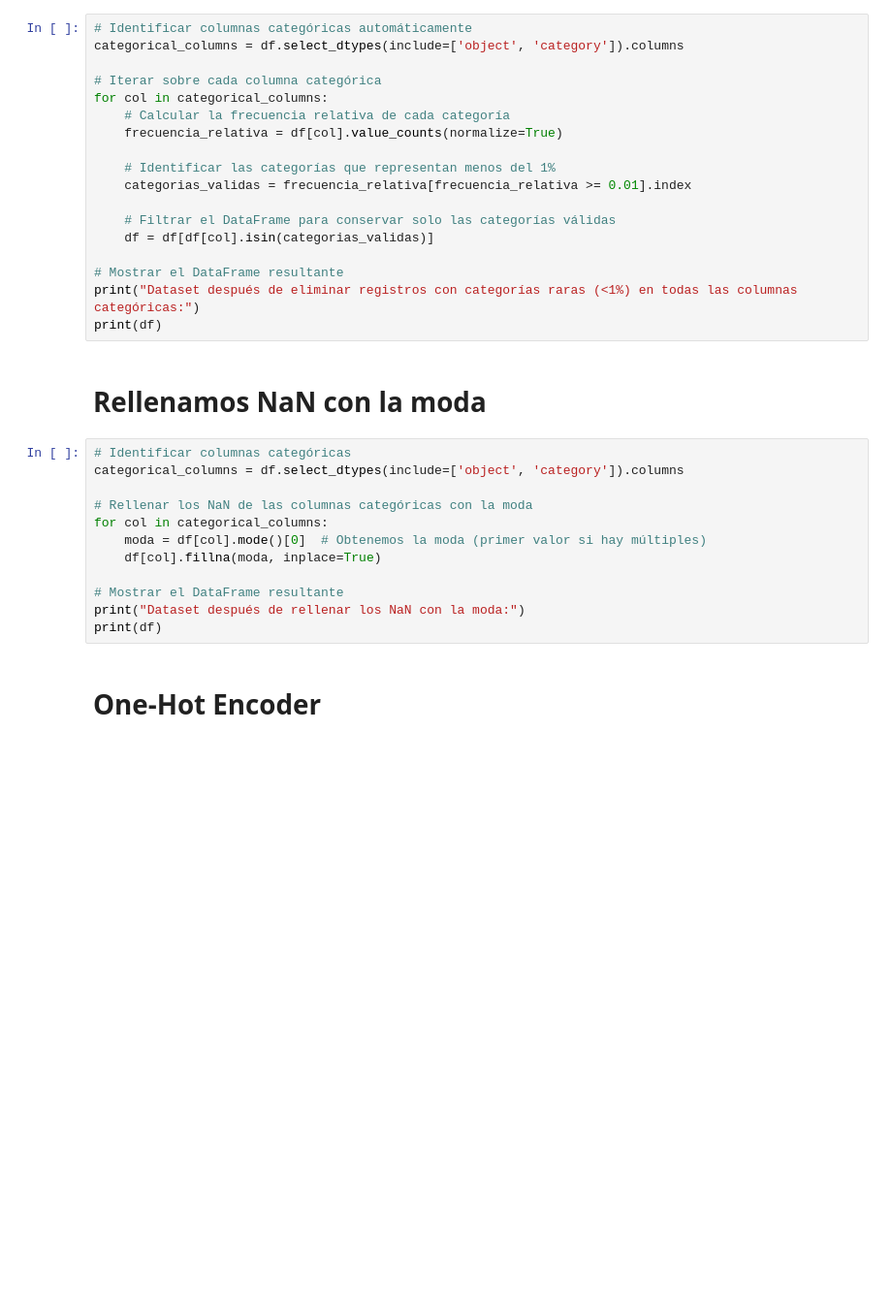
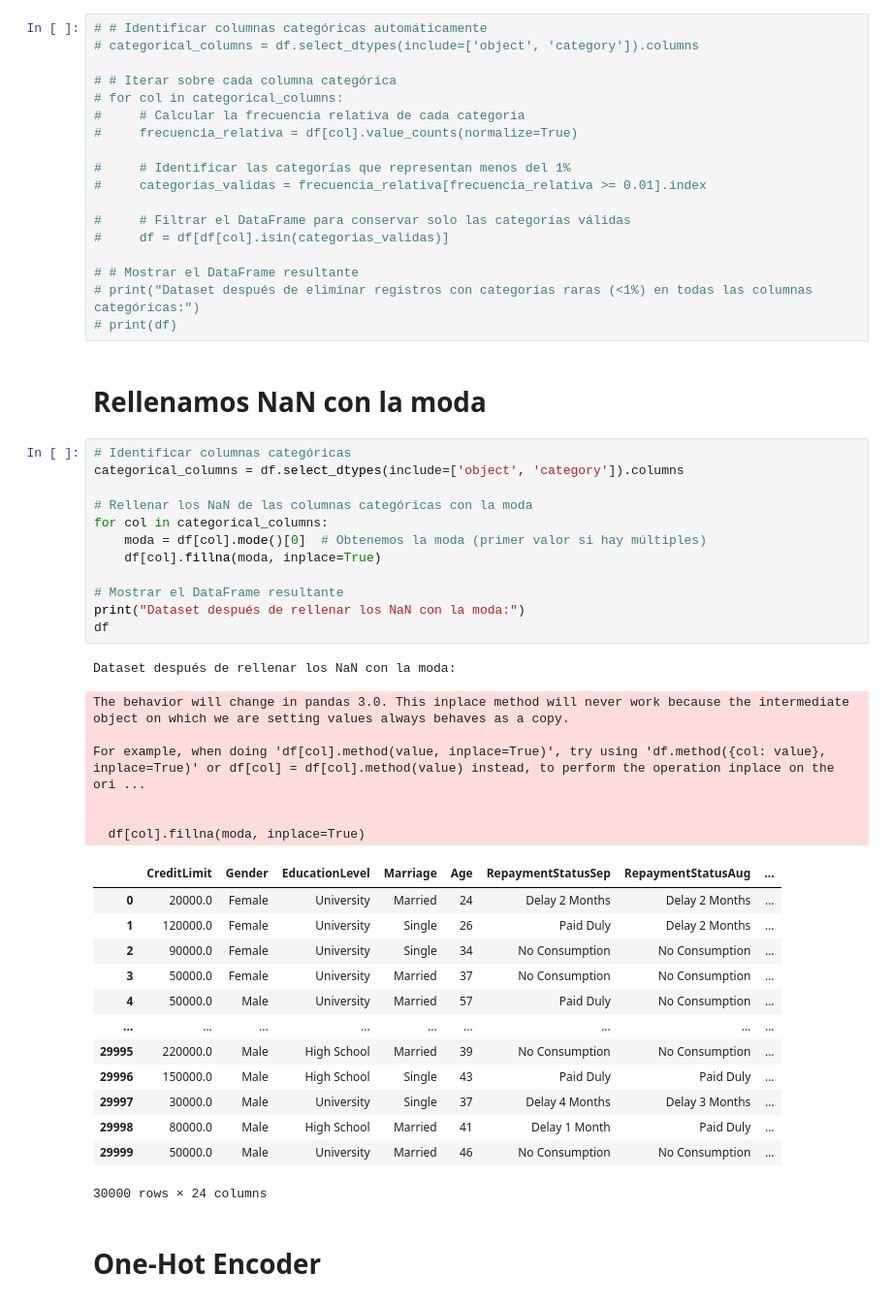
Before and after one commit to marioUnir/TFM, a Jupyter notebook: 4-Scale & One-Hot & SMOTE & Train.ipynb, the cells around one changed output. Shown at 97% size. Drawn from its saved outputs; the diff is of its cells as text; blank space fills up the shorter version.

```diff
--- a/4-Scale & One-Hot & SMOTE & Train.ipynb
+++ b/4-Scale & One-Hot & SMOTE & Train.ipynb
@@ -39,37 +39,58 @@ target = "Default"
 # %% [markdown]
 # Eliminamos categorías outliers
 # %%
-# Identificar columnas categóricas automáticamente
-categorical_columns = df.select_dtypes(include=['object', 'category']).columns
+# # Identificar columnas categóricas automáticamente
+# categorical_columns = df.select_dtypes(include=['object', 'category']).columns
 
-# Iterar sobre cada columna categórica
-for col in categorical_columns:
-    # Calcular la frecuencia relativa de cada categoría
-    frecuencia_relativa = df[col].value_counts(normalize=True)
+# # Iterar sobre cada columna categórica
+# for col in categorical_columns:
+#     # Calcular la frecuencia relativa de cada categoría
+#     frecuencia_relativa = df[col].value_counts(normalize=True)
 
-    # Identificar las categorías que representan menos del 1%
-    categorias_validas = frecuencia_relativa[frecuencia_relativa >= 0.01].index
+#     # Identificar las categorías que representan menos del 1%
+#     categorias_validas = frecuencia_relativa[frecuencia_relativa >= 0.01].index
 
-    # Filtrar el DataFrame para conservar solo las categorías válidas
-    df = df[df[col].isin(categorias_validas)]
+#     # Filtrar el DataFrame para conservar solo las categorías válidas
+#     df = df[df[col].isin(categorias_validas)]
 
-# Mostrar el DataFrame resultante
-print("Dataset después de eliminar registros con categorías raras (<1%) en todas las columnas categóricas:")
-print(df)
+# # Mostrar el DataFrame resultante
+# print("Dataset después de eliminar registros con categorías raras (<1%) en todas las columnas categóricas:")
+# print(df)
 # %% [markdown]
 # Rellenamos NaN con la moda
 # %%
 # Identificar columnas categóricas
 categorical_columns = df.select_dtypes(include=['object', 'category']).columns
 
 # Rellenar los NaN de las columnas categóricas con la moda
 for col in categorical_columns:
     moda = df[col].mode()[0]  # Obtenemos la moda (primer valor si hay múltiples)
     df[col].fillna(moda, inplace=True)
 
 # Mostrar el DataFrame resultante
 print("Dataset después de rellenar los NaN con la moda:")
-print(df)
+df
+# %% [output]
+Dataset después de rellenar los NaN con la moda:
+The behavior will change in pandas 3.0. This inplace method will never work because the intermediate object on which we are setting values always behaves as a copy.
+
+For example, when doing 'df[col].method(value, inplace=True)', try using 'df.method({col: value}, inplace=True)' or df[col] = df[col].method(value) instead, to perform the operation inplace on the ori ...
+
+
+  df[col].fillna(moda, inplace=True)
+|  | CreditLimit | Gender | EducationLevel | Marriage | Age | RepaymentStatusSep | RepaymentStatusAug | ... |
+| 0 | 20000.0 | Female | University | Married | 24 | Delay 2 Months | Delay 2 Months | ... |
+| 1 | 120000.0 | Female | University | Single | 26 | Paid Duly | Delay 2 Months | ... |
+| 2 | 90000.0 | Female | University | Single | 34 | No Consumption | No Consumption | ... |
+| 3 | 50000.0 | Female | University | Married | 37 | No Consumption | No Consumption | ... |
+| 4 | 50000.0 | Male | University | Married | 57 | Paid Duly | No Consumption | ... |
+| ... | ... | ... | ... | ... | ... | ... | ... | ... |
+| 29995 | 220000.0 | Male | High School | Married | 39 | No Consumption | No Consumption | ... |
+| 29996 | 150000.0 | Male | High School | Single | 43 | Paid Duly | Paid Duly | ... |
+| 29997 | 30000.0 | Male | University | Single | 37 | Delay 4 Months | Delay 3 Months | ... |
+| 29998 | 80000.0 | Male | High School | Married | 41 | Delay 1 Month | Paid Duly | ... |
+| 29999 | 50000.0 | Male | University | Married | 46 | No Consumption | No Consumption | ... |
+30000 rows × 24 columns
 # %% [markdown]
 # One-Hot Encoder
 # %%
```
Also changed, not shown: parts of 11 cells of this notebook.
